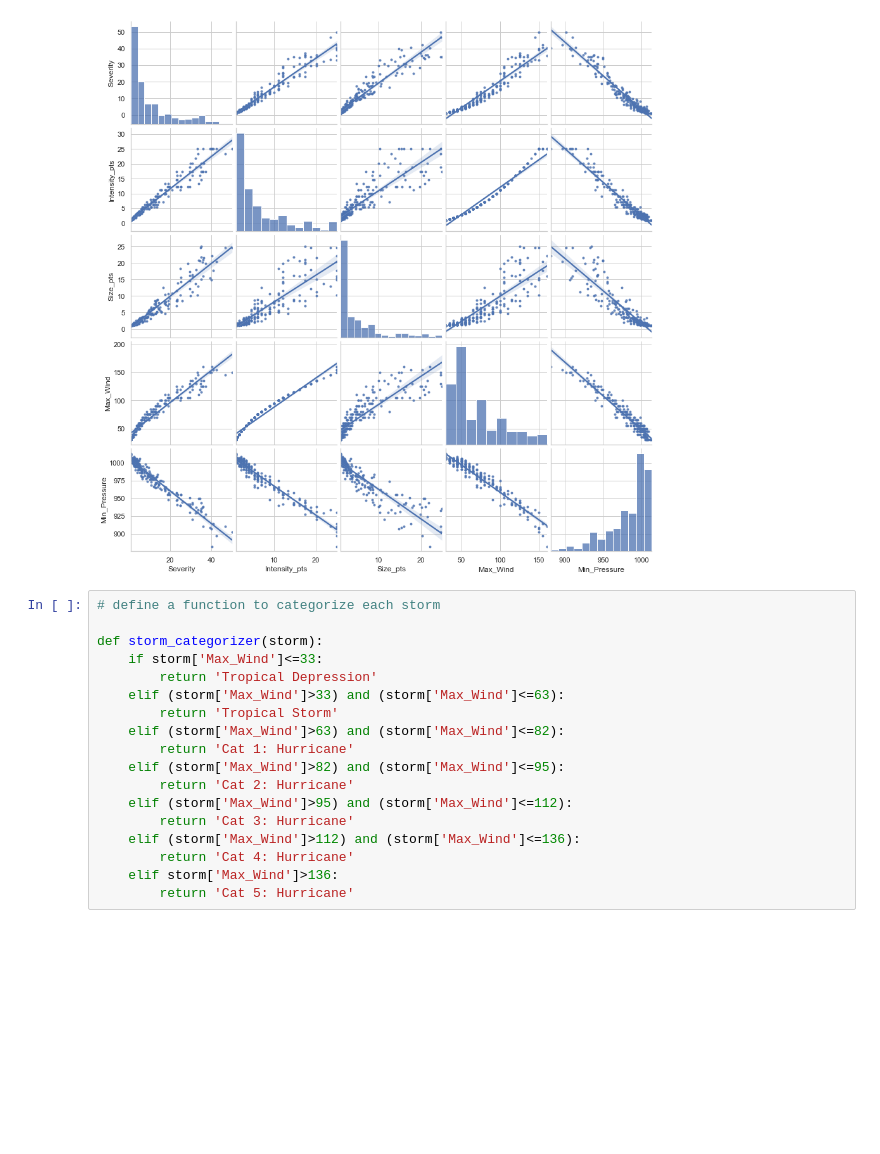
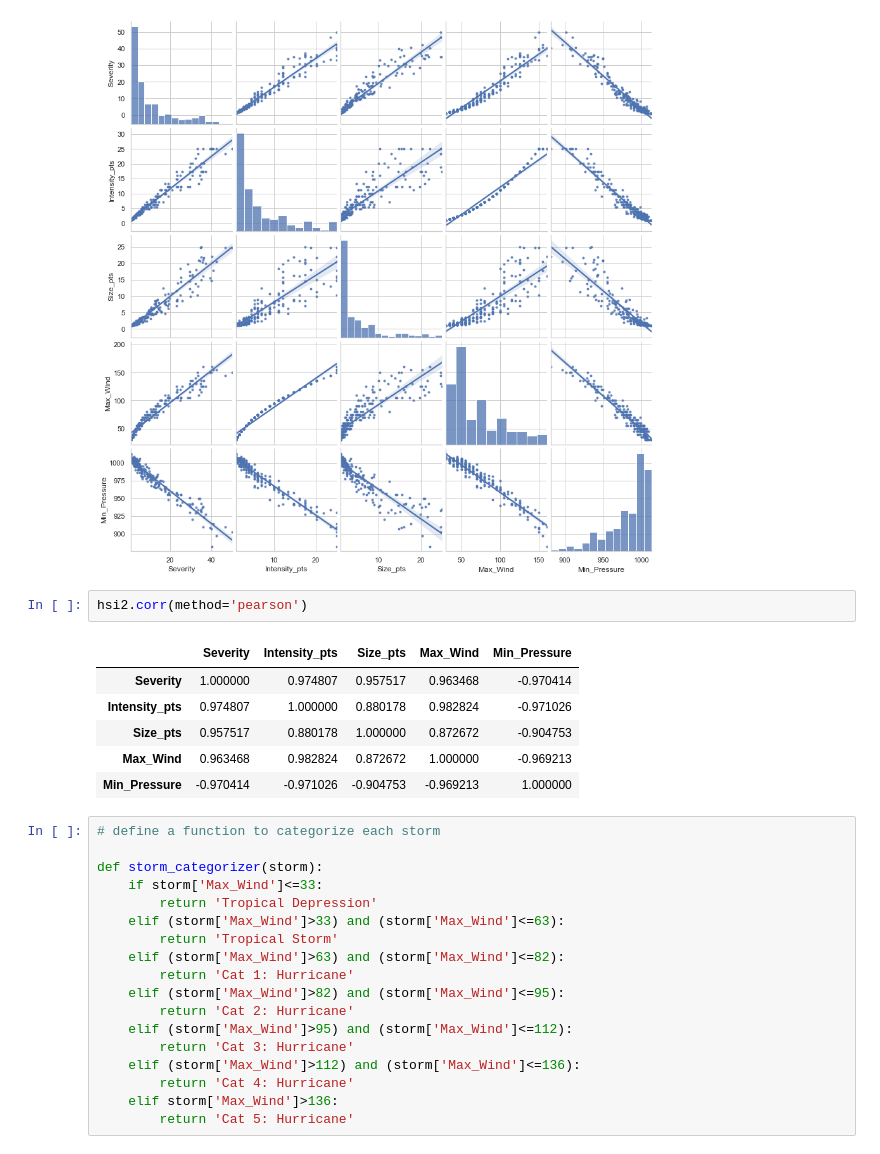
Before and after one commit to jabsneve/Hurricanes_Capstone, a Jupyter notebook: Hurricane_Severity_Capstone.ipynb, the cells around one changed output. Cells and saved outputs as stored; diff of their text form; blank space fills up the shorter version.

```diff
--- a/Hurricane_Severity_Capstone.ipynb
+++ b/Hurricane_Severity_Capstone.ipynb
@@ -446,6 +454,15 @@ sns.pairplot(hsi2, kind='reg', markers='.')
 plt.show()
 # %% [output]
 [figure]
+# %%
+hsi2.corr(method='pearson')
+# %% [output]
+|  | Severity | Intensity_pts | Size_pts | Max_Wind | Min_Pressure |
+| Severity | 1.000000 | 0.974807 | 0.957517 | 0.963468 | -0.970414 |
+| Intensity_pts | 0.974807 | 1.000000 | 0.880178 | 0.982824 | -0.971026 |
+| Size_pts | 0.957517 | 0.880178 | 1.000000 | 0.872672 | -0.904753 |
+| Max_Wind | 0.963468 | 0.982824 | 0.872672 | 1.000000 | -0.969213 |
+| Min_Pressure | -0.970414 | -0.971026 | -0.904753 | -0.969213 | 1.000000 |
 # %%
 # define a function to categorize each storm
 
```
Also changed, not shown: parts of 7 cells of this notebook.
